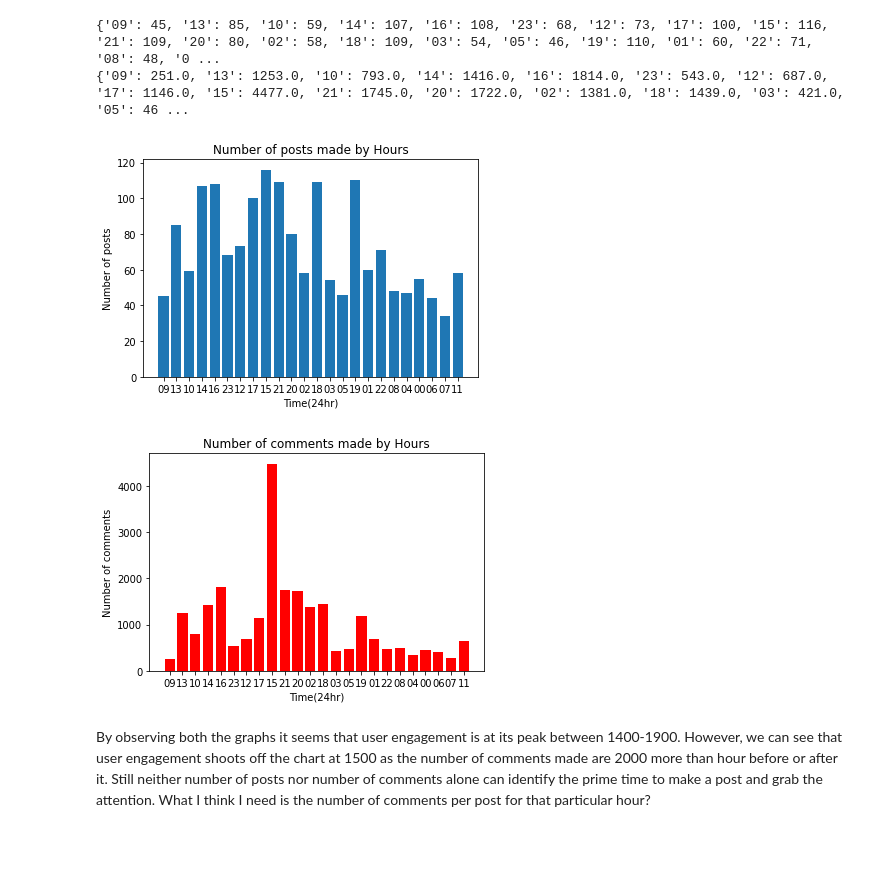
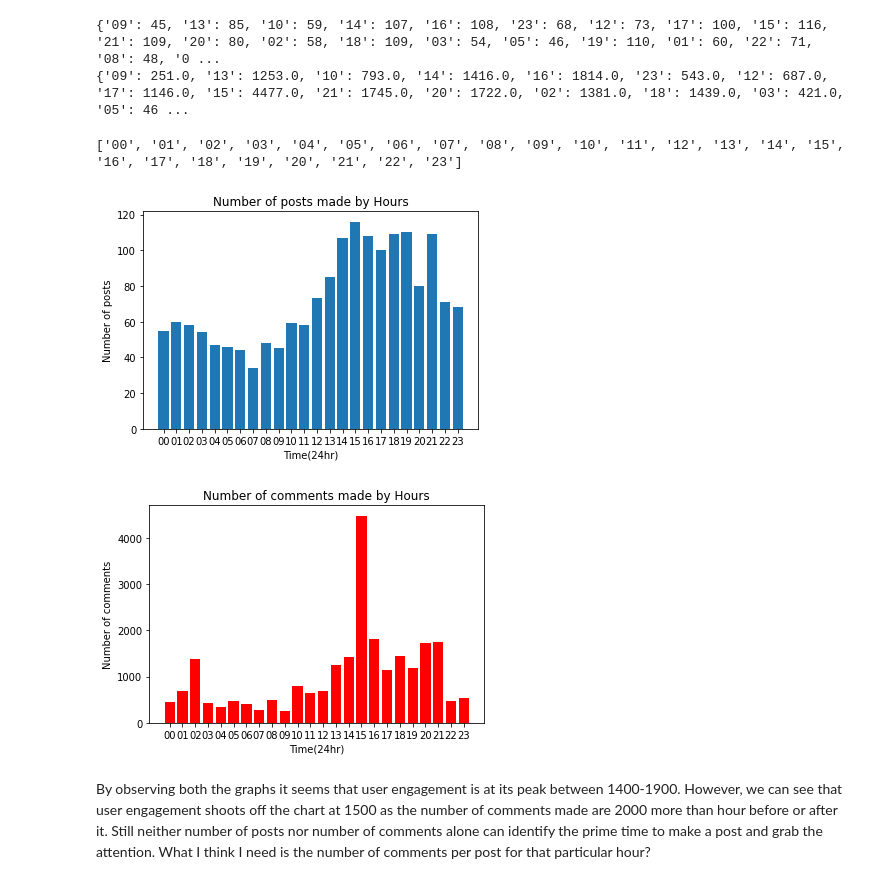
Before and after one commit to saad1998/Data-Analyst-Projects, a Jupyter notebook: Analyzing_HackerNews_project_2.ipynb, the cells around one changed output. Saved outputs shown, nothing was run; the diff lists cells and outputs as text; code cells hidden in the pictures; blank space fills up the shorter version.

```diff
--- a/Analyzing_HackerNews_project_2.ipynb
+++ b/Analyzing_HackerNews_project_2.ipynb
@@ -120,21 +124,29 @@ print(comments_by_hour)
 {'09': 45, '13': 85, '10': 59, '14': 107, '16': 108, '23': 68, '12': 73, '17': 100, '15': 116, '21': 109, '20': 80, '02': 58, '18': 109, '03': 54, '05': 46, '19': 110, '01': 60, '22': 71, '08': 48, '0 ...
 {'09': 251.0, '13': 1253.0, '10': 793.0, '14': 1416.0, '16': 1814.0, '23': 543.0, '12': 687.0, '17': 1146.0, '15': 4477.0, '21': 1745.0, '20': 1722.0, '02': 1381.0, '18': 1439.0, '03': 421.0, '05': 46 ...
 # %%
+sorted_keys_ask=sorted(counts_by_hour_ask.keys())
+print(sorted_keys)
+def sorted_vals(sorted_keys,data):
+    sorted_count=[]
+    for key in sorted_keys:
+        sorted_count.append(data[key])
+    return sorted_count
 #Plotting the number of posts
-plt.bar(range(len(counts_by_hour)),counts_by_hour.values(),tick_label=list(counts_by_hour.keys()))
+plt.bar(range(len(counts_by_hour_ask)),sorted_vals(sorted_keys_ask,counts_by_hour_ask),tick_label=sorted_keys_ask)
 plt.title('Number of posts made by Hours')
 plt.xlabel('Time(24hr)')
 plt.ylabel('Number of posts')
 plt.show()
 #Plotting comments on a post
-plt.bar(range(len(comments_by_hour)),comments_by_hour.values(),tick_label=list(comments_by_hour.keys()),color='r')
+plt.bar(range(len(comments_by_hour_ask)),sorted_vals(sorted_keys_ask,comments_by_hour_ask),tick_label=sorted_keys_ask,color='r')
 plt.title('Number of comments made by Hours')
 plt.xlabel('Time(24hr)')
 plt.ylabel('Number of comments')
 plt.show()
 # %% [output]
+['00', '01', '02', '03', '04', '05', '06', '07', '08', '09', '10', '11', '12', '13', '14', '15', '16', '17', '18', '19', '20', '21', '22', '23']
-[figure, old version]
+[figure, new version]
-[figure, old version]
+[figure, new version]
 # %% [markdown]
 By observing both the graphs it seems that user engagement is at its peak between 1400-1900. However, we can see that user engagement shoots off the chart at 1500 as the number of comments made are 2000 more than hour before or after it. Still neither number of posts nor number of comments alone can identify the prime time to make a post and grab the attention. What I think I need is the number of comments per post for that particular hour?
 # %% [markdown]
```
Also changed, not shown: parts of 4 cells of this notebook.
